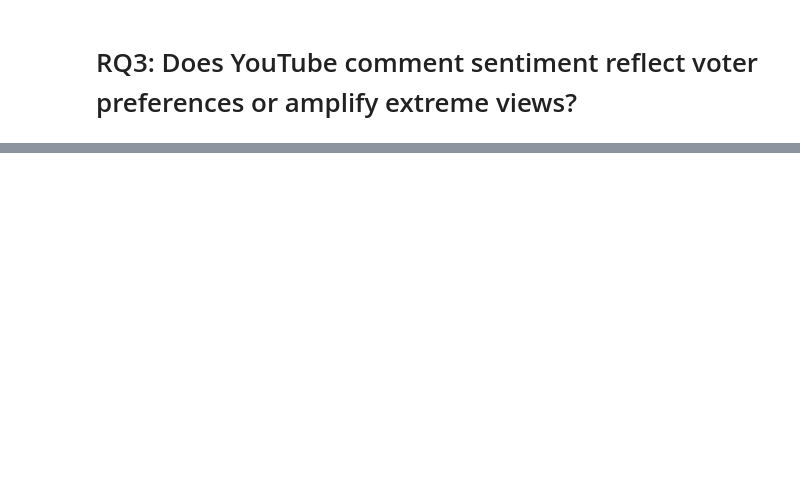
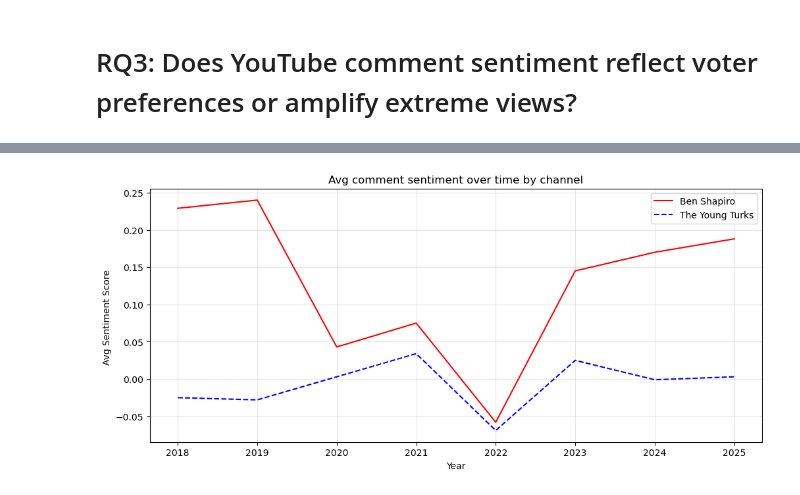
Before and after one commit to calvingdu/cpsc368, a Jupyter notebook: sql/research_questions.ipynb, the cells around one changed output, grey strips where cells are left out. Drawn from its saved outputs; the diff is of its cells as text; code cells hidden in the pictures; blank space fills up the shorter version.

```diff
--- a/sql/research_questions.ipynb
+++ b/sql/research_questions.ipynb
@@ -180,0 +237,31 @@ Connected to Oracle
+# %%
+fig, ax = plt.subplots(figsize=(12, 5))
+
+channel_colors = {
+    'Ben Shapiro': 'red',
+    'The Young Turks': 'blue',
+}
+channel_styles = {
+    'Ben Shapiro':    '-',
+    'The Young Turks': '--',
+}
+
+for channel, group in rq3_df.groupby('CHANNEL_NAME'):
+    group = group.sort_values('YEAR')
+    ax.plot(
+        group['YEAR'],
+        group['AVG_SENTIMENT'],
+        label=channel,
+        color=channel_colors[channel],
+        linestyle=channel_styles[channel],
+    )
+
+ax.set_title('Avg comment sentiment over time by channel')
+ax.set_xlabel('Year')
+ax.set_ylabel('Avg Sentiment Score ')
+ax.legend()
+ax.grid(alpha=0.3)
+plt.savefig('rq3_sentiment.png')
+plt.show()
+# %% [output]
+[figure, added]
```
Also changed, not shown: parts of 4 cells of this notebook, 8 other files.
